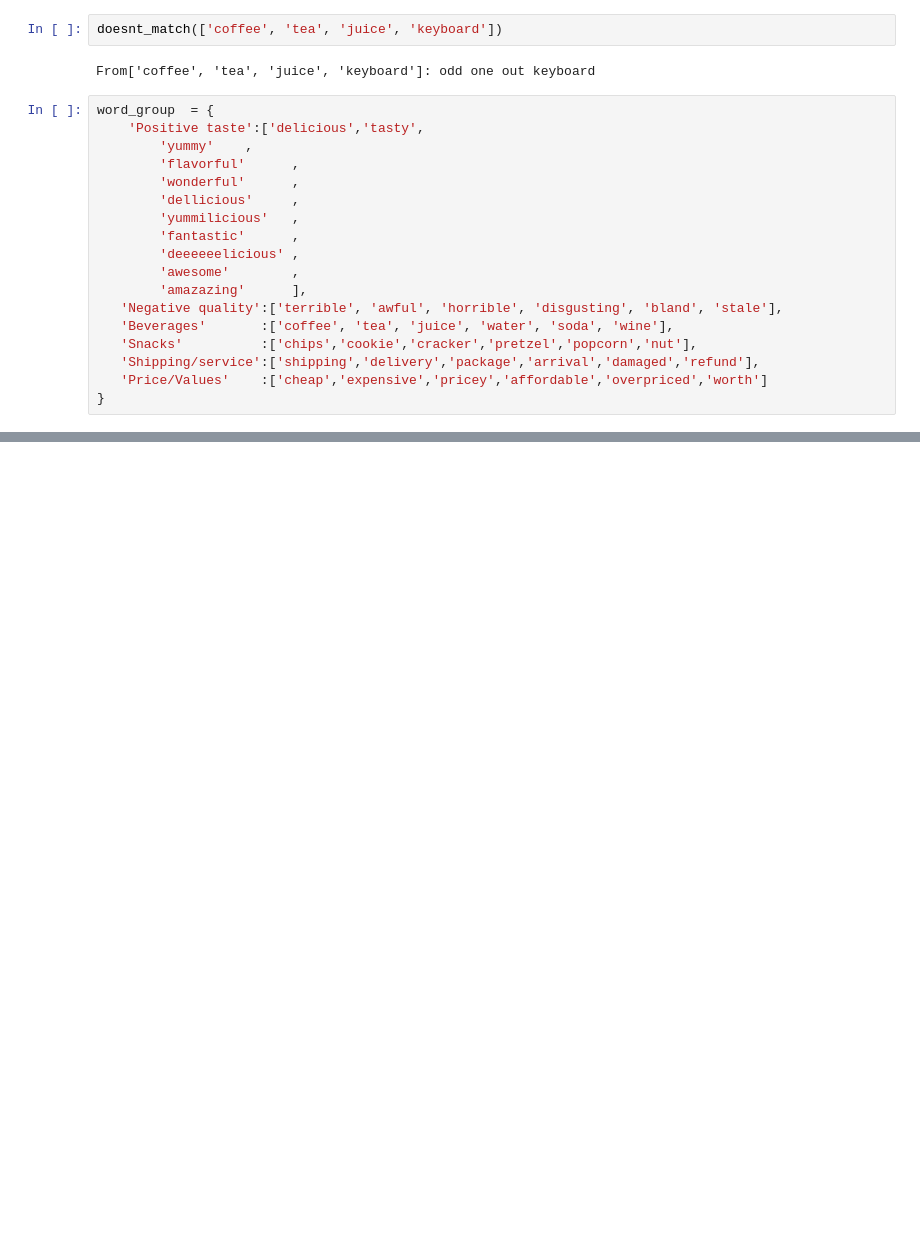
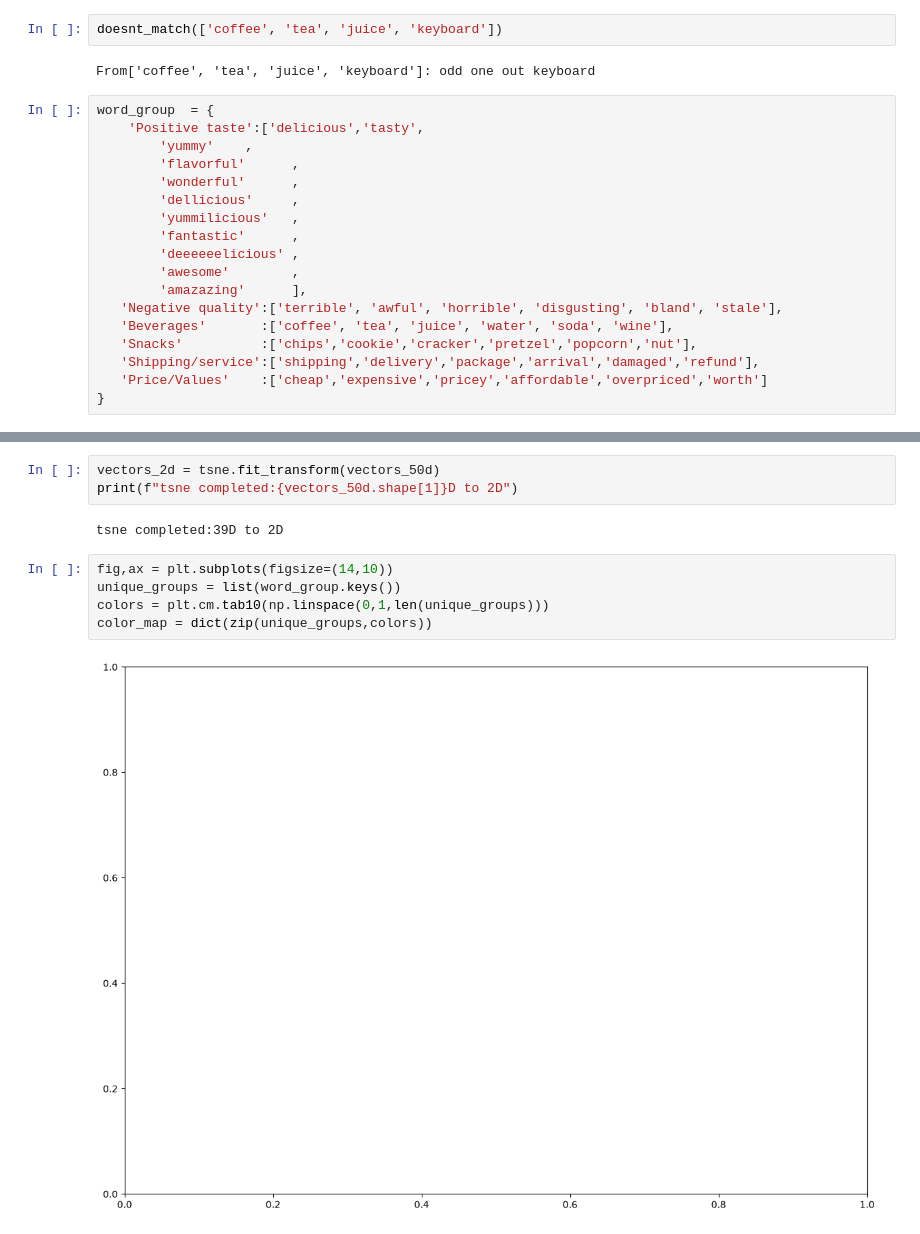
Before and after one commit to IoNiCx1/review-word2vec, a Jupyter notebook: word2vec.ipynb, the cells around one changed output, grey strips where cells are left out. Saved outputs shown, nothing was run; the diff lists cells and outputs as text; blank space fills up the shorter version.

```diff
--- a/word2vec.ipynb
+++ b/word2vec.ipynb
@@ -370,0 +401,12 @@ vectors = np.array([model.wv[w] for w in word_to_plot])
+# %%
+vectors_2d = tsne.fit_transform(vectors_50d)
+print(f"tsne completed:{vectors_50d.shape[1]}D to 2D")
+# %% [output]
+tsne completed:39D to 2D
+# %%
+fig,ax = plt.subplots(figsize=(14,10))
+unique_groups = list(word_group.keys())
+colors = plt.cm.tab10(np.linspace(0,1,len(unique_groups)))
+color_map = dict(zip(unique_groups,colors))
+# %% [output]
+[figure, added]
```
Also changed, not shown: parts of 6 cells of this notebook.
